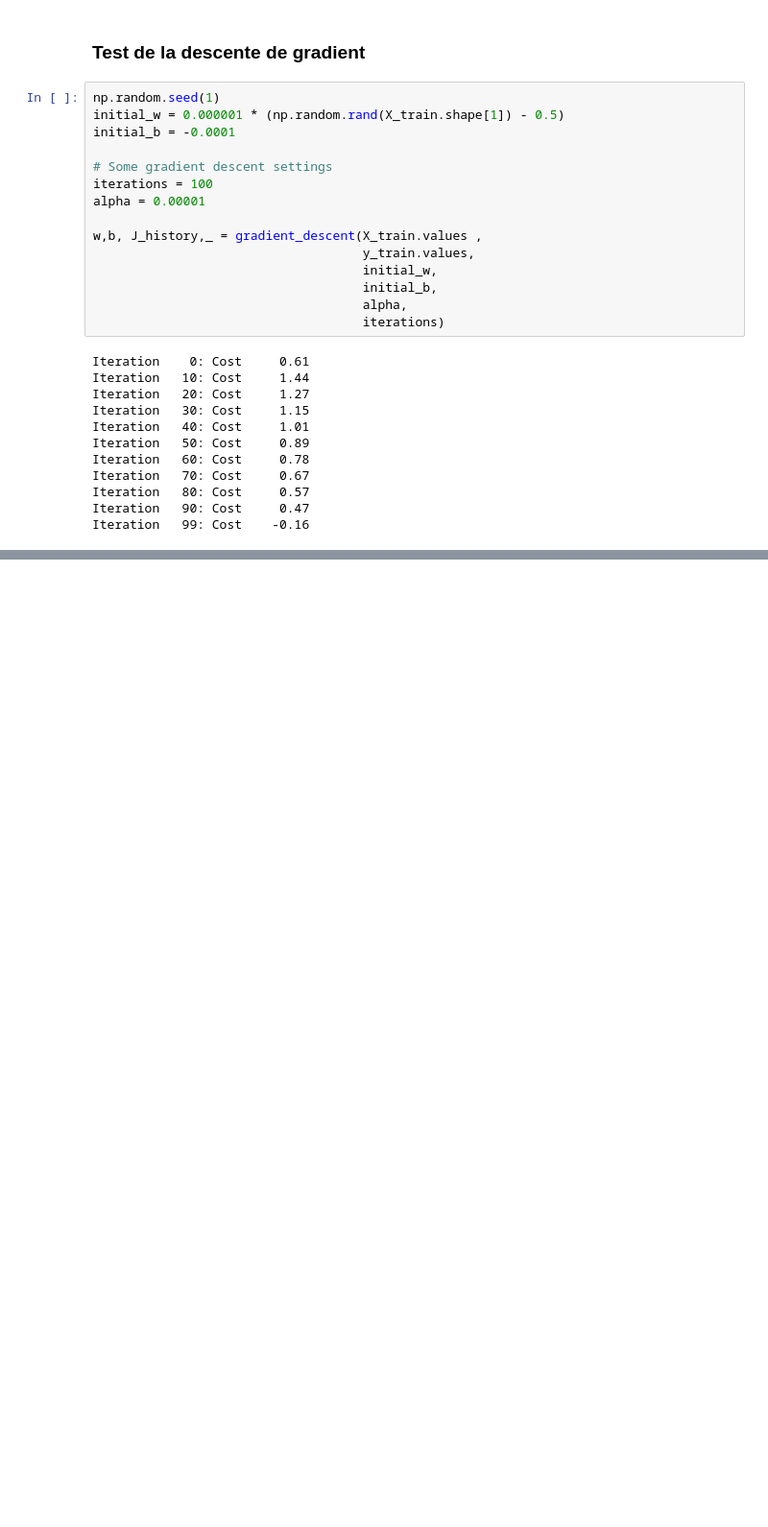
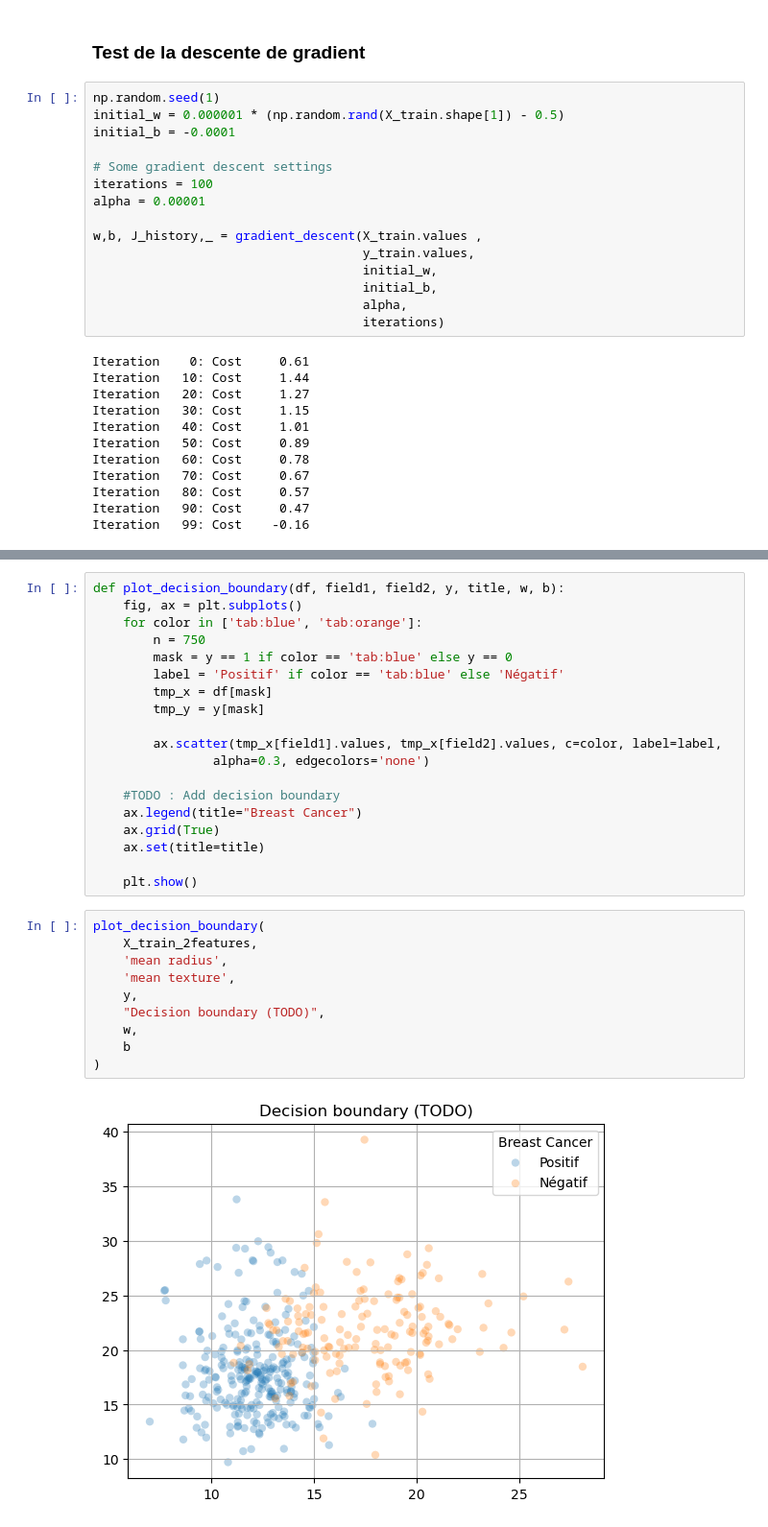
Before and after one commit to YuTingdata/regression_logistique, a Jupyter notebook: logistic_regression.ipynb, the cells around one changed output, grey strips where cells are left out. Shown at 96% size. Drawn from its saved outputs; the diff is of its cells as text; blank space fills up the shorter version.

Commit message:
Add decision boundary (not finished)

```diff
--- a/logistic_regression.ipynb
+++ b/logistic_regression.ipynb
@@ -390,0 +450,31 @@ TODO: plot linear fit
+# %%
+def plot_decision_boundary(df, field1, field2, y, title, w, b):
+    fig, ax = plt.subplots()
+    for color in ['tab:blue', 'tab:orange']:
+        n = 750
+        mask = y == 1 if color == 'tab:blue' else y == 0
+        label = 'Positif' if color == 'tab:blue' else 'Négatif'
+        tmp_x = df[mask]
+        tmp_y = y[mask]
+
+        ax.scatter(tmp_x[field1].values, tmp_x[field2].values, c=color, label=label,
+                alpha=0.3, edgecolors='none')
+
+    #TODO : Add decision boundary
+    ax.legend(title="Breast Cancer")
+    ax.grid(True)
+    ax.set(title=title)
+
+    plt.show()
+# %%
+plot_decision_boundary(
+    X_train_2features,
+    'mean radius',
+    'mean texture',
+    y,
+    "Decision boundary (TODO)",
+    w,
+    b
+)
+# %% [output]
+[figure, added]
```
Also changed, not shown: parts of 7 cells of this notebook.
